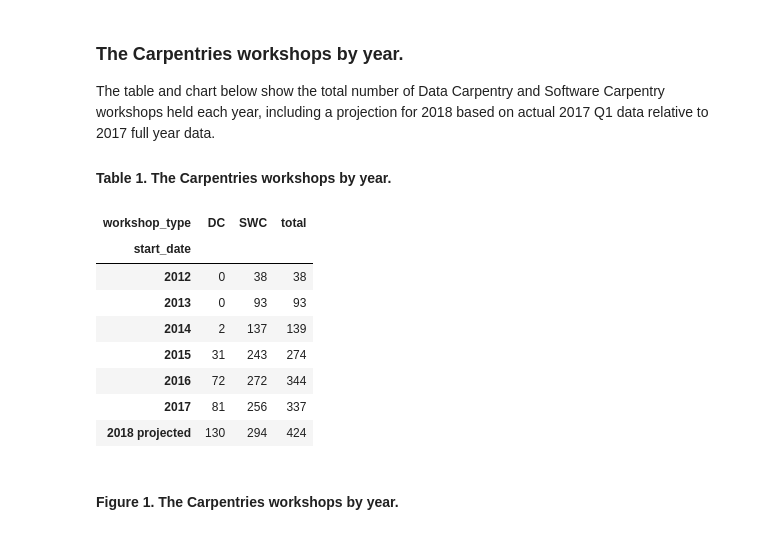
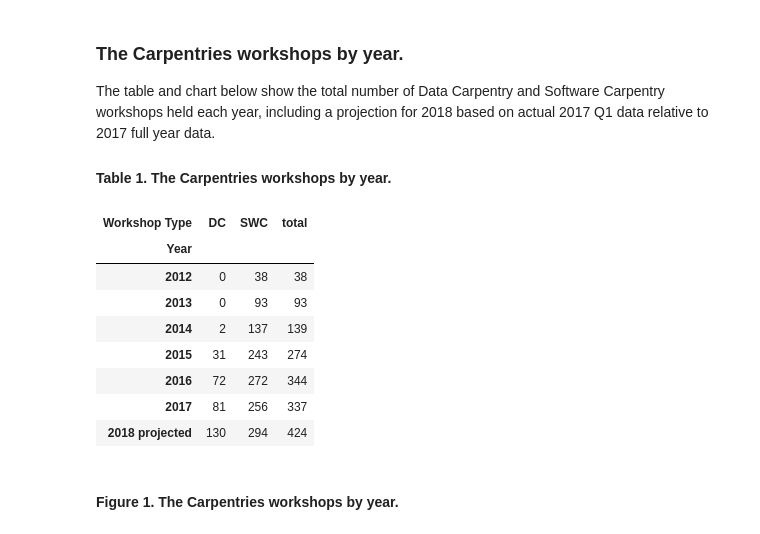
Before and after one commit to carpentries/assessment, a Jupyter notebook: programmatic-assessment/workshops/final_report_draft.ipynb, the cells around one changed output. Cells and saved outputs as stored; diff of their text form; code cells hidden in the pictures.

Commit message:
fix labels on workshops by year chart

```diff
--- a/programmatic-assessment/workshops/final_report_draft.ipynb
+++ b/programmatic-assessment/workshops/final_report_draft.ipynb
@@ -130,35 +130,39 @@ workshops_by_carpentry_year_2017Q1 = workshops_by_carpentry_year_2017Q1.groupby(
 workshops_by_carpentry_year_2017 = workshops_by_carpentry_year_2017.groupby([workshops_by_carpentry_year_2017['start_date'].dt.year, 'workshop_type'])['slug'].count().unstack()
 
 # All workshops in 2018 Q1
 workshops_by_carpentry_year_2018Q1 = workshops_nonTTT[workshops_nonTTT['start_date'].dt.year == 2018]
 workshops_by_carpentry_year_2018Q1 = workshops_by_carpentry_year_2018Q1.groupby([workshops_by_carpentry_year_2018Q1['start_date'].dt.year, 'workshop_type'])['slug'].count().unstack()
 
 # Proportion of 2017 workshops that took place in 2017 Q1
 proportion = workshops_by_carpentry_year_2017Q1/workshops_by_carpentry_year_2017
 proportion = workshops_by_carpentry_year_2017Q1/workshops_by_carpentry_year_2017
 proportion = proportion.rename(index={2017:2018})
 
 # Use proportion to calculate 2018 projections
 workshops_by_carpentry_year_2018Q1_projected = workshops_by_carpentry_year_2018Q1 / proportion
 workshops_by_carpentry_year_2018Q1_projected = workshops_by_carpentry_year_2018Q1_projected.astype(int)
 workshops_by_carpentry_year_2018Q1_projected['total'] = workshops_by_carpentry_year_2018Q1_projected.sum(axis=1)
 
 
 # Combine real data through 2017 and projected 2018 data in to one dataframe
 workshops_by_carpentry_year_with_projections = pd.concat([workshops_by_carpentry_year_through_2017, workshops_by_carpentry_year_2018Q1_projected], axis=0)
 
 # Fill na with zeros and make floats in to ints
 workshops_by_carpentry_year_with_projections = workshops_by_carpentry_year_with_projections.fillna(0)
 workshops_by_carpentry_year_with_projections = workshops_by_carpentry_year_with_projections.astype(int)
 
 # Rename 2018 to projected
 workshops_by_carpentry_year_with_projections.rename(index={2018: '2018 projected'}, inplace=True)
 
 
+
+workshops_by_carpentry_year_with_projections.columns.names = ["Workshop Type"]
+workshops_by_carpentry_year_with_projections.index.names = ["Year"]
+
 workshops_by_carpentry_year_with_projections
 # %% [output]
-| workshop_type | DC | SWC | total |
-| start_date |  |  |  |
+| Workshop Type | DC | SWC | total |
+| Year |  |  |  |
 | 2012 | 0 | 38 | 38 |
 | 2013 | 0 | 93 | 93 |
 | 2014 | 2 | 137 | 139 |
```
